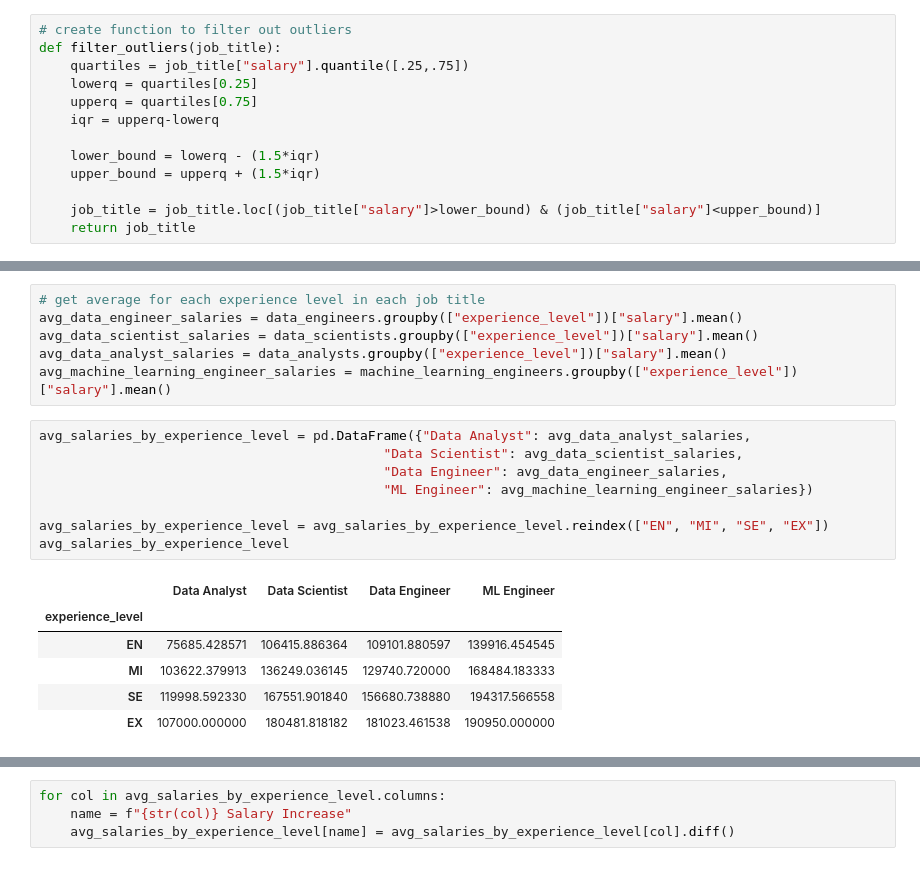
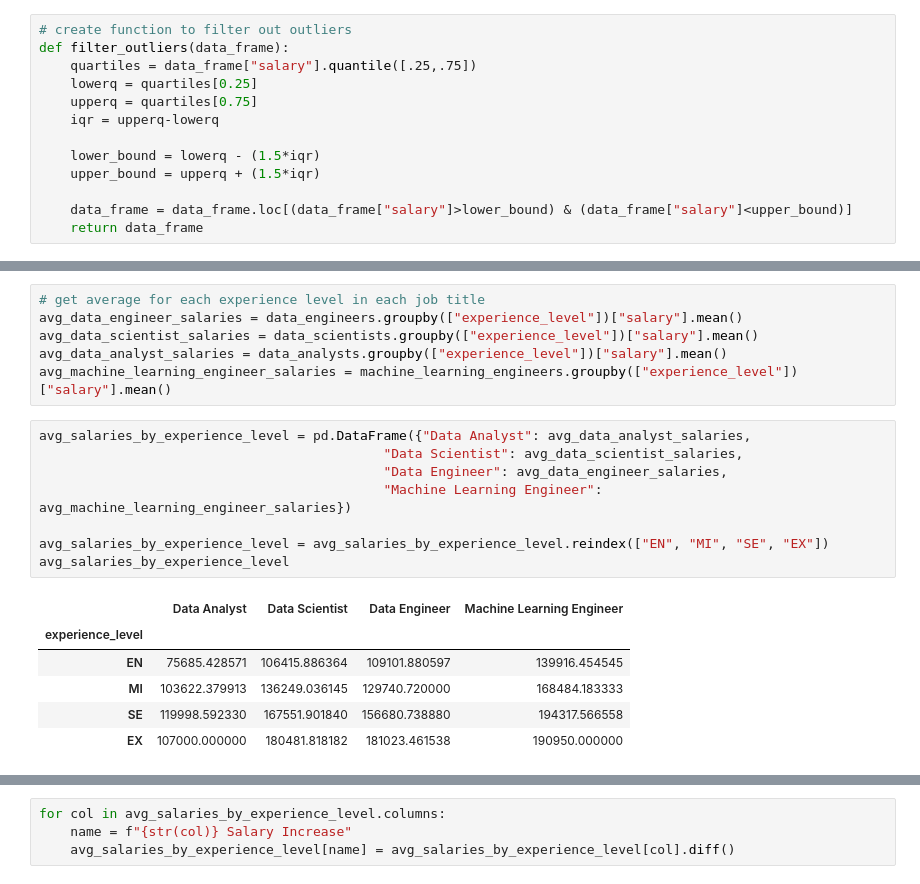
Before and after one commit to christian-a-smith/project-1, a Jupyter notebook: Experience Levels/experience_levels.ipynb, the cells around one changed output, grey strips where cells are left out. Cells and saved outputs as stored; diff of their text form.

```diff
--- a/Experience Levels/experience_levels.ipynb
+++ b/Experience Levels/experience_levels.ipynb
@@ -20,7 +23,7 @@ machine_learning_engineers = data_salaries_cleaned.loc[(data_salaries_cleaned["j
 # %%
 # create function to filter out outliers
-def filter_outliers(job_title):
-    quartiles = job_title["salary"].quantile([.25,.75])
+def filter_outliers(data_frame):
+    quartiles = data_frame["salary"].quantile([.25,.75])
     lowerq = quartiles[0.25]
     upperq = quartiles[0.75]
     iqr = upperq-lowerq
@@ -28,5 +31,5 @@ def filter_outliers(job_title):
     lower_bound = lowerq - (1.5*iqr)
     upper_bound = upperq + (1.5*iqr)
 
-    job_title = job_title.loc[(job_title["salary"]>lower_bound) & (job_title["salary"]<upper_bound)]
-    return job_title
+    data_frame = data_frame.loc[(data_frame["salary"]>lower_bound) & (data_frame["salary"]<upper_bound)]
+    return data_frame
@@ -103,13 +127,13 @@ avg_machine_learning_engineer_salaries = machine_learning_engineers.groupby(["ex
 # %%
 avg_salaries_by_experience_level = pd.DataFrame({"Data Analyst": avg_data_analyst_salaries,
                                             "Data Scientist": avg_data_scientist_salaries,
                                             "Data Engineer": avg_data_engineer_salaries,
-                                            "ML Engineer": avg_machine_learning_engineer_salaries})
+                                            "Machine Learning Engineer": avg_machine_learning_engineer_salaries})
 
 avg_salaries_by_experience_level = avg_salaries_by_experience_level.reindex(["EN", "MI", "SE", "EX"])
 avg_salaries_by_experience_level
 # %% [output]
-|  | Data Analyst | Data Scientist | Data Engineer | ML Engineer |
+|  | Data Analyst | Data Scientist | Data Engineer | Machine Learning Engineer |
 | experience_level |  |  |  |  |
 | EN | 75685.428571 | 106415.886364 | 109101.880597 | 139916.454545 |
 | MI | 103622.379913 | 136249.036145 | 129740.720000 | 168484.183333 |
```
Also changed, not shown: parts of 36 cells of this notebook, 20 other files.
